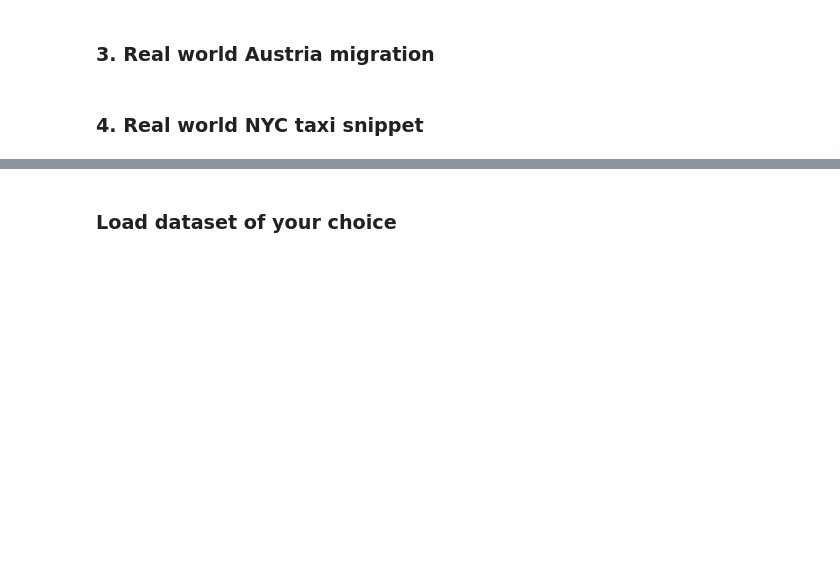
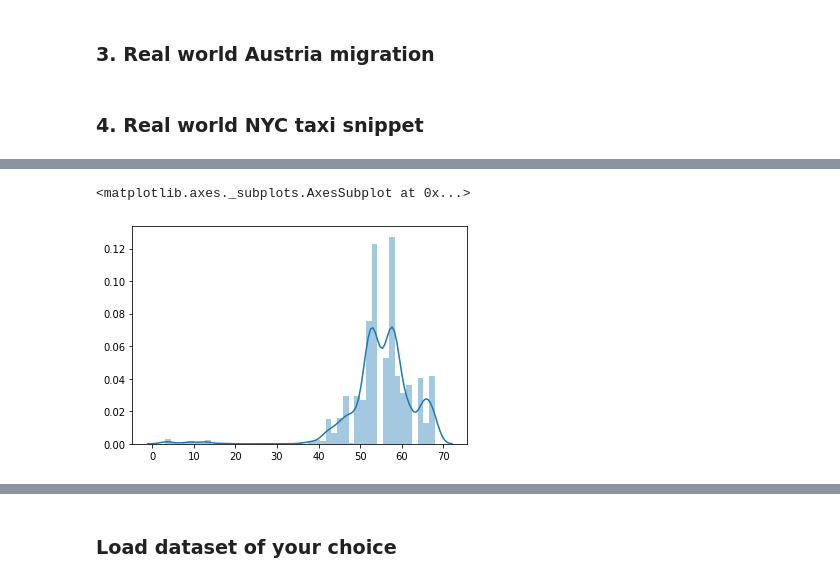
Before and after one commit to leonardzh/zheng_MnM4SDS_project, a Jupyter notebook: MainPlayground.ipynb, the cells around one changed output, grey strips where cells are left out. Cells and saved outputs as stored; diff of their text form; code cells hidden in the pictures; blank space fills up the shorter version.

```diff
--- a/MainPlayground.ipynb
+++ b/MainPlayground.ipynb
@@ -105,0 +115,6 @@ def loadDatasetTaxiSnippet():
+# %%
+#Di
+sns.distplot(X[:,1])
+# %% [output]
+<matplotlib.axes._subplots.AxesSubplot at 0x...>
+[figure, added]
```
Also changed, not shown: parts of 42 cells of this notebook, 1 other file.
